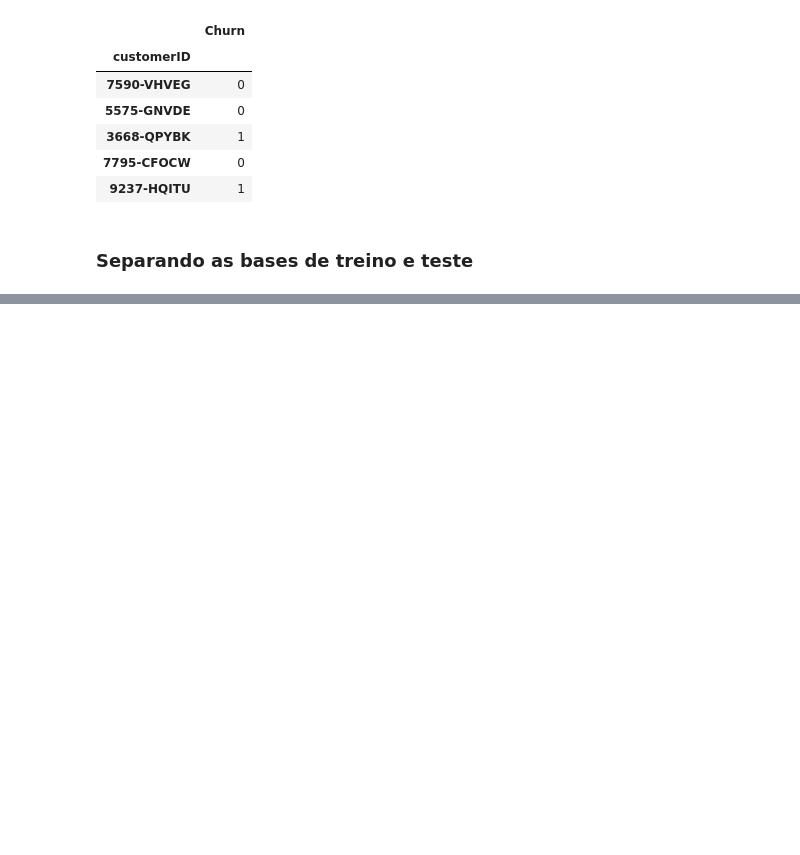
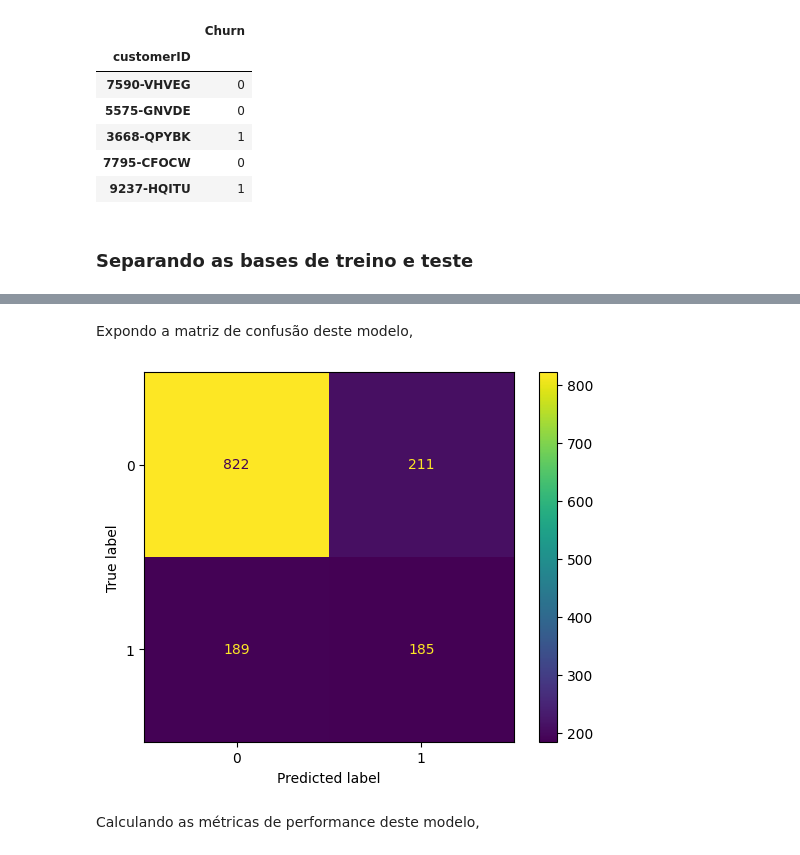
Before and after one commit to rfprates/modelo_classificacao_analise_churn, a Jupyter notebook: modelo_classificacao_churn.ipynb, the cells around one changed output, grey strips where cells are left out. Cells and saved outputs as stored; diff of their text form; code cells hidden in the pictures; blank space fills up the shorter version.

```diff
--- a/modelo_classificacao_churn.ipynb
+++ b/modelo_classificacao_churn.ipynb
@@ -385,0 +479,14 @@ y.head()
+# %% [markdown]
+Expondo a matriz de confusão deste modelo,
+# %%
+# calculando a matriz de confusão
+cm = confusion_matrix(y_true = y_test, y_pred = y_pred_tree, labels = tree_model.classes_)
+
+# exibindo-a na tela
+disp = ConfusionMatrixDisplay(confusion_matrix = cm, display_labels = tree_model.classes_)
+disp.plot()
+plt.show()
+# %% [output]
+[figure, added]
+# %% [markdown]
+Calculando as métricas de performance deste modelo,
```
Also changed, not shown: parts of 39 cells of this notebook.
